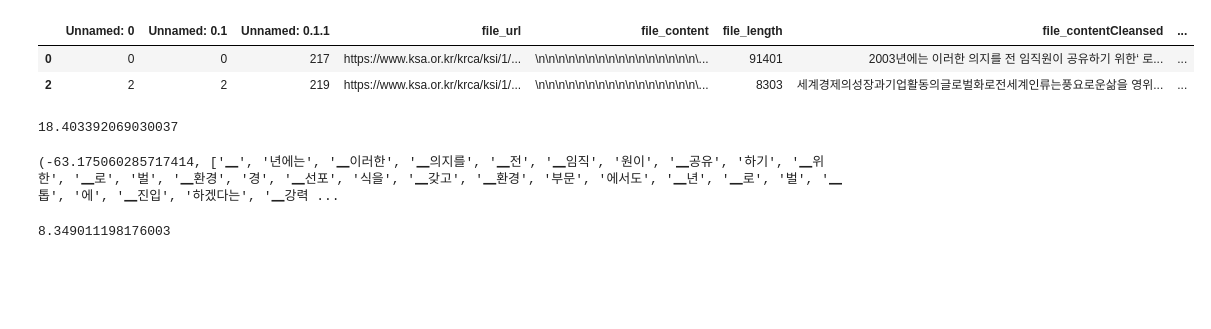
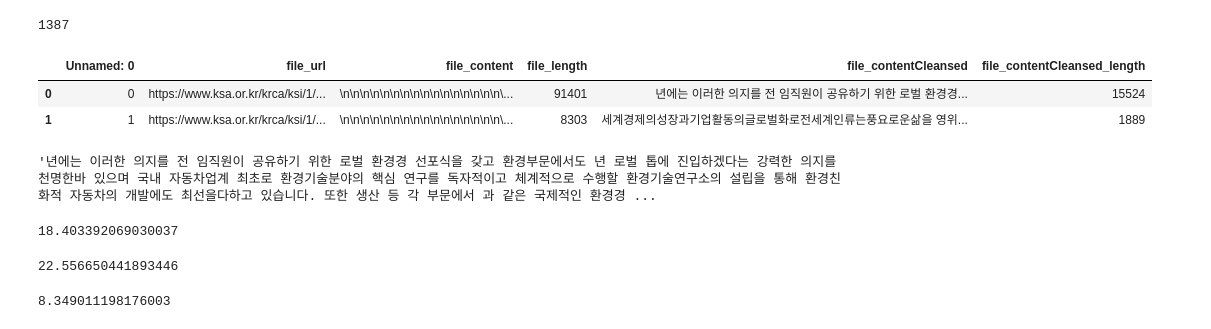
Before and after one commit to Kaeun-Lee/Korean_Readability_Assessment, a Jupyter notebook: readability.ipynb, the cells around one changed output. Cells and saved outputs as stored; diff of their text form; code cells hidden in the pictures; blank space fills up the shorter version.

Commit message:
edit flesch score

```diff
--- a/readability.ipynb
+++ b/readability.ipynb
@@ -1,15 +1,17 @@
 # %%
 import pandas as pd
 
-file_name = 'c_Korean Readability Assessment.xlsx'
-df = pd.read_excel(file_name, engine='openpyxl', index_col=None)  # 1579
-df = df.dropna()  # 192개의 NaN 제거, 총 1387개
-df = df.drop_duplicates(['file_contentCleansed'])  # Nan 제거 후 중복된 98개 제거, 총 1289개
+file_name = 'd_Korean Readability Assessment.xlsx'
+df = pd.read_excel(file_name, engine='openpyxl', index_col=None)
+# df = df.dropna()
+# df = df.drop_duplicates(['file_contentCleansed'])
+print(len(df))
 df.head(2)
 # %% [output]
+1387
-|  | Unnamed: 0 | Unnamed: 0.1 | Unnamed: 0.1.1 | file_url | file_content | file_length | file_contentCleansed | ... |
-| 0 | 0 | 0 | 217 | https://www.ksa.or.kr/krca/ksi/1/... | \n\n\n\n\n\n\n\n\n\n\n\n\n\n\n\n\... | 91401 | 2003년에는 이러한 의지를 전 임직원이 공유하기 위한‘ 로... | ... |
-| 2 | 2 | 2 | 219 | https://www.ksa.or.kr/krca/ksi/1/... | \n\n\n\n\n\n\n\n\n\n\n\n\n\n\n\n\... | 8303 | 세계경제의성장과기업활동의글로벌화로전세계인류는풍요로운삶을 영위... | ... |
+|  | Unnamed: 0 | file_url | file_content | file_length | file_contentCleansed | file_contentCleansed_length |
+| 0 | 0 | https://www.ksa.or.kr/krca/ksi/1/... | \n\n\n\n\n\n\n\n\n\n\n\n\n\n\n\n\... | 91401 | 년에는 이러한 의지를 전 임직원이 공유하기 위한 로벌 환경경... | 15524 |
+| 1 | 1 | https://www.ksa.or.kr/krca/ksi/1/... | \n\n\n\n\n\n\n\n\n\n\n\n\n\n\n\n\... | 8303 | 세계경제의성장과기업활동의글로벌화로전세계인류는풍요로운삶을 영위... | 1889 |
 # %%
 # 전처리
 import re
@@ -21,6 +23,11 @@ def clean_text(input_setence):
     content = re.sub(r'\s+', ' ', content)  # extra space 제거
     corpus += content
     return corpus
+# %%
+data = df.iloc[0,4]
+data
+# %% [output]
+'년에는 이러한 의지를 전 임직원이 공유하기 위한 로벌 환경경 선포식을 갖고 환경부문에서도 년 로벌 톱에 진입하겠다는 강력한 의지를 천명한바 있으며 국내 자동차업계 최초로 환경기술분야의 핵심 연구를 독자적이고 체계적으로 수행할 환경기술연구소의 설립을 통해 환경친화적 자동차의 개발에도 최선을다하고 있습니다. 또한 생산 등 각 부문에서 과 같은 국제적인 환경경 ...
 # %%
 # fog_index
 import re
@@ -74,19 +81,19 @@ def ra_flesch(input_sentence:str, n=num_syllable, tokenizer=tk):
         word = re.sub(r'\.', '', word)      # . 제거
 
         if word != '':
-            num_letter += len(word)
             if len(word) >= 2:
+                num_letter += len(word)
                 total_word += 1
 
     AWL = num_letter / total_word             # 평균 단어 길이
     ASL = total_word / input_sentence_length  # 평균 문장 길이
-    flesch = 206.835 - 84.6 * AWL - 1.015 * ASL
+    flesch = (-1) * (206.835 - 84.6 * AWL - 1.015 * ASL)
 
-    return flesch, input_sentence_tokenzied
+    return flesch
 
 print(ra_flesch(data))
 # %% [output]
-(-63.175060285717414, ['▁', '년에는', '▁이러한', '▁의지를', '▁전', '▁임직', '원이', '▁공유', '하기', '▁위한', '▁로', '벌', '▁환경', '경', '▁선포', '식을', '▁갖고', '▁환경', '부문', '에서도', '▁년', '▁로', '벌', '▁톱', '에', '▁진입', '하겠다는', '▁강력 ...
+22.556650441893446
 # %%
 # length
 import re
```
Also changed, not shown: parts of 2 cells of this notebook, 1 other file.
